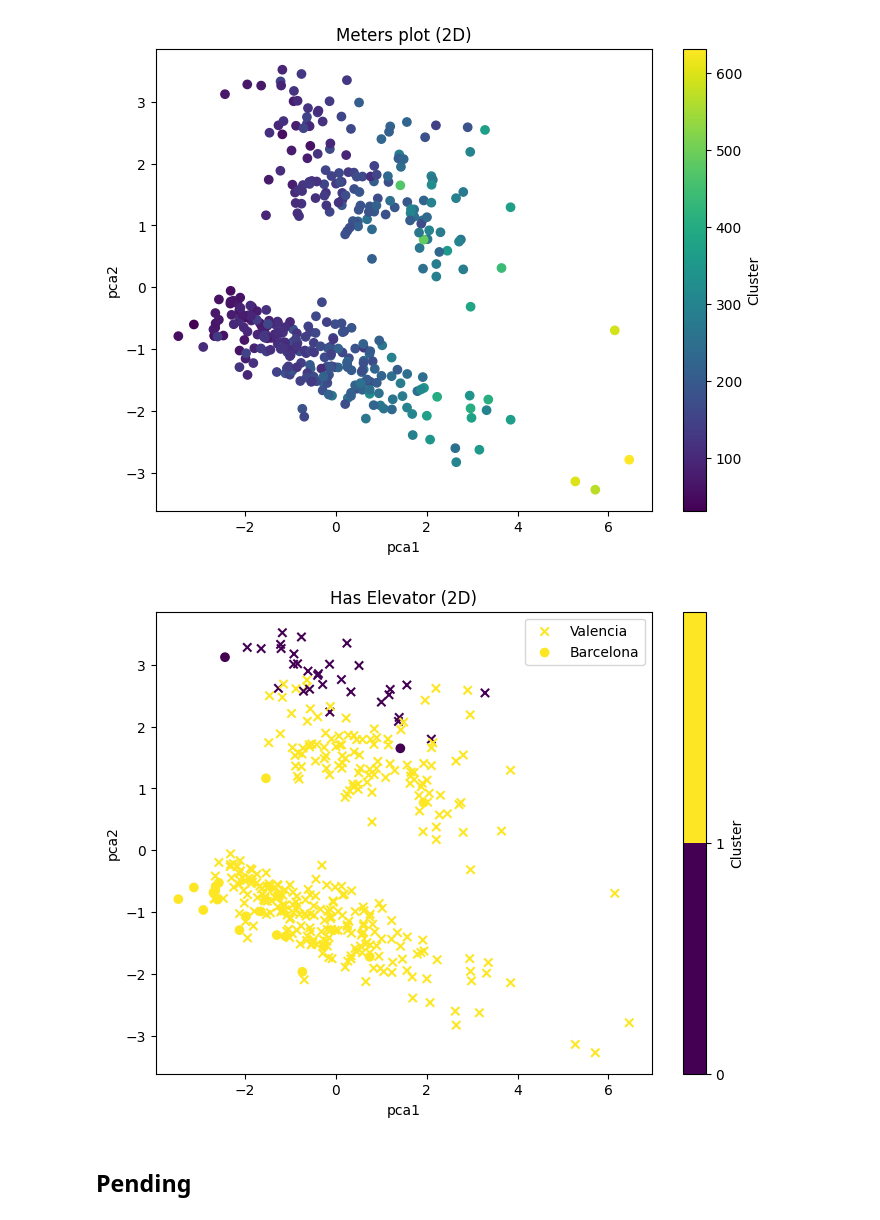
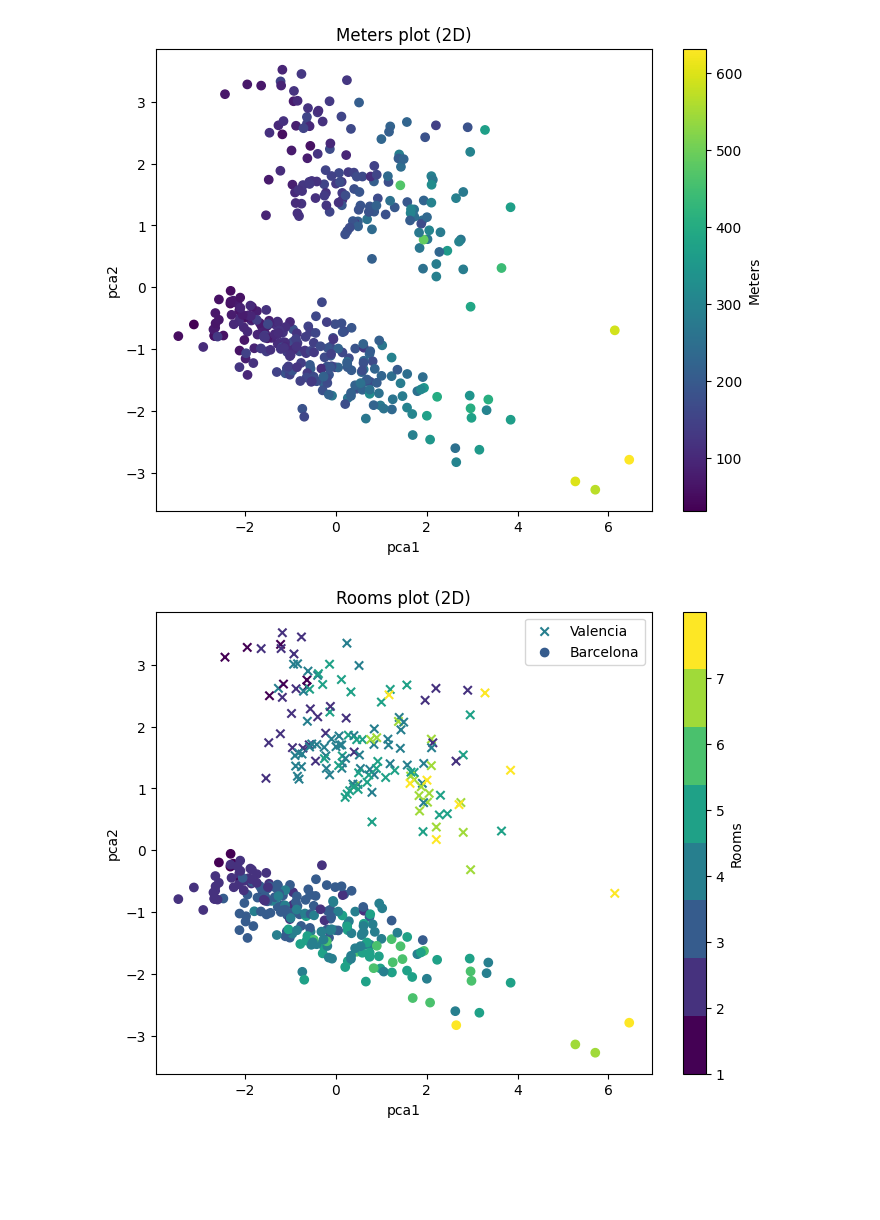
Before and after one commit to AlexanderLB98/Real-estate-webscrapper, a Jupyter notebook: notebooks/4-Unsupervised_learning.ipynb, the cells around one changed output. Drawn from its saved outputs; the diff is of its cells as text; code cells hidden in the pictures; blank space fills up the shorter version.

Commit message:
NEW: Finished unsupervised model, plots included

```diff
--- a/notebooks/4-Unsupervised_learning.ipynb
+++ b/notebooks/4-Unsupervised_learning.ipynb
@@ -335,20 +335,18 @@ plt.show()
 # %% [output]
 [figure]
 # %%
-unique_clusters_kmeans = np.unique(df['Elevator'])
-cmap = plt.get_cmap('viridis', len(unique_clusters_kmeans))
+unique_rooms = np.unique(df['rooms'])
+cmap = plt.get_cmap('viridis', len(unique_rooms))
 
 
 plt.figure(figsize=(8, 6))
-plt.scatter(df[df["Elevator"] == 1]['pca1'], df[df["Elevator"] == 1]['pca2'], c=df[df["Elevator"] == 1]['Cluster_kmeans'], cmap=cmap, marker='x', label="Valencia")
-plt.scatter(df[df["Elevator"] == 0]['pca1'], df[df["Elevator"] == 0]['pca2'], c=df[df["Elevator"] == 0]['Cluster_kmeans'], cmap=cmap, marker='o', label="Barcelona")
-plt.title('Has Elevator (2D)')
+plt.scatter(df[df["city_valencia"] == 1]['pca1'], df[df["city_valencia"] == 1]['pca2'], c=df[df["city_valencia"] == 1]['rooms'], cmap=cmap, marker='x', label="Valencia")
+plt.scatter(df[df["city_barcelona"] == 1]['pca1'], df[df["city_barcelona"] == 1]['pca2'], c=df[df["city_barcelona"] == 1]['rooms'], cmap=cmap, marker='o', label="Barcelona")
+plt.title('Rooms plot (2D)')
 plt.xlabel('pca1')
 plt.ylabel('pca2')
-plt.colorbar(label='Cluster', ticks=np.arange(len(unique_clusters_kmeans)))
+plt.colorbar(label='Rooms', ticks=np.arange(len(unique_rooms)))
 plt.legend()
 plt.show()
 # %% [output]
-[figure, old version]
+[figure, new version]
-# %% [markdown]
-## Pending
```
Also changed, not shown: parts of 3 cells of this notebook.
